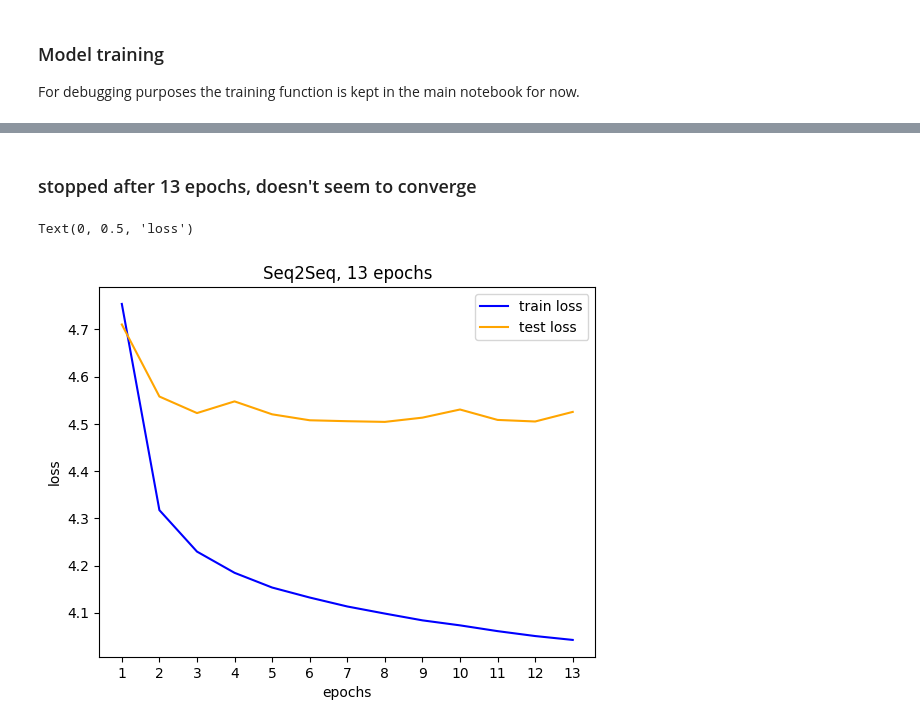
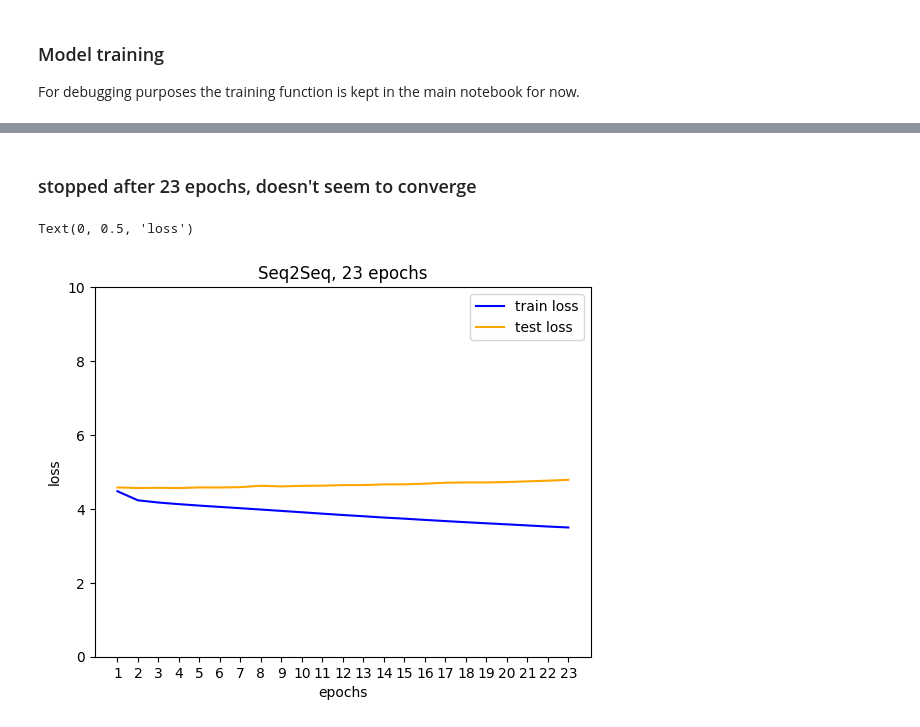
Before and after one commit to nebelgrau77/lstm_chatbot, a Jupyter notebook: LSTM_chatbot_v01_kfold.ipynb, the cells around one changed output, grey strips where cells are left out. Drawn from its saved outputs; the diff is of its cells as text; code cells hidden in the pictures.

```diff
--- a/LSTM_chatbot_v01_kfold.ipynb
+++ b/LSTM_chatbot_v01_kfold.ipynb
@@ -591,0 +555,11 @@ def evaluate(model, pairs, criterion, device):
+# %%
+Pair = namedtuple('Pair', ['question', 'answer'])
+def get_tensor_pairs_from_df(df, cols, q_vocab, q_max_len, a_vocab, a_max_len, padding):
+    '''returns a list of named tuples (question, answer)'''
+    dicts = []
+    for col in cols:
+        dicts.append(df[col].to_dict().values())
+
+    return [Pair(to_tensor_new(q_vocab, q, q_max_len, padding), to_tensor_new(a_vocab, a, a_max_len, padding)) for q, a in zip(*dicts)]
+# %%
+train_tensor_pairs_final = get_tensor_pairs_from_df(train_df_final, cols_tokens, Q_vocab, Q_MAX, A_vocab, A_MAX, 'end')
@@ -592,2 +725,4 @@ def evaluate(model, pairs, criterion, device):
 # %%
 import matplotlib.pyplot as plt
+# %%
+train(seq2seq, train_tensor_pairs_final, optimizer, criterion, device, epochs=num_epochs, batch_size=4, teacher_forcing_ratio = 0.5, print_every = 100)
@@ -620,17 +773,18 @@ Loss 4.041439863085746
 KeyboardInterrupt:
 # %% [markdown]
-### stopped after 13 epochs, doesn't seem to converge
+### stopped after 23 epochs, doesn't seem to converge
 # %%
-N_EPOCHS = 13
+N_EPOCHS = 23
 # %%
 fig, ax = plt.subplots()
 ax.plot(range(1, N_EPOCHS+1), total_train_loss, color = 'blue', label = 'train loss')
 ax.plot(range(1, N_EPOCHS+1), total_test_loss, color = 'orange', label = 'test loss')
 ax.legend()
 ax.set_title(f'Seq2Seq, {N_EPOCHS} epochs')
 ax.set_xticks(range(1, N_EPOCHS+1))
+ax.set_ylim(0,10)
 ax.set_xlabel('epochs')
 ax.set_ylabel('loss')
 # %% [output]
 Text(0, 0.5, 'loss')
-[figure, old version]
+[figure, new version]
```
Also changed, not shown: parts of 43 cells of this notebook, 1 other file.
